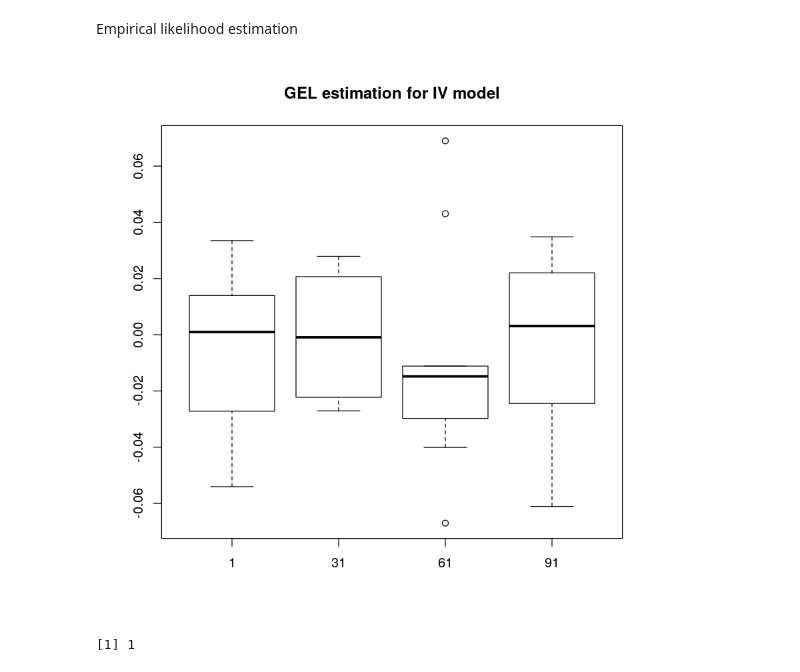
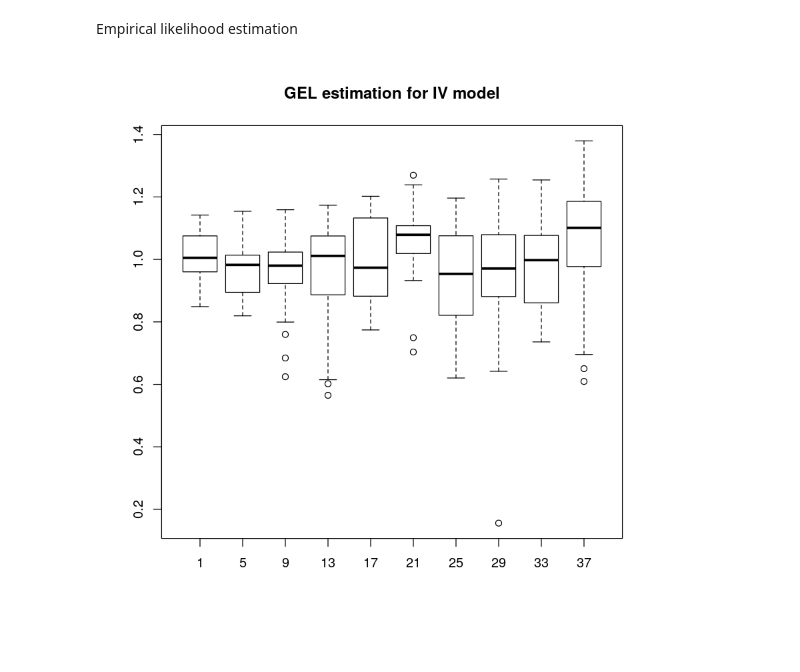
Before and after one commit to shifwang/GMM_examples, a Jupyter notebook: GMM EL bias.ipynb, the cells around one changed output. Drawn from its saved outputs; the diff is of its cells as text; code cells hidden in the pictures.

```diff
--- a/GMM EL bias.ipynb
+++ b/GMM EL bias.ipynb
@@ -76,9 +76,9 @@ homemade.gmm <- function(data, a0) {
 simulate a thousand times to get an estimate of the bias
 # %%
 trials <- 30
-ks <- seq(1, 100, by = 30)
+ks <- seq(1, 30, by = 4)
 hat.a <- matrix(NA, trials, length(ks))
-samplesize <- 1000
+samplesize <- 100
 for (j in 1:length(ks)) {
     k <- ks[j]
     for (i in 1:trials) {
@@ -93,0 +94,27 @@ title('GMM estimation for IV model')
+# %%
+gmm.package <- function(data){
+    y <- data$Y
+    x <- data$X
+    v <- data$V
+    k <- data$k
+    n <- data$samplesize
+    require('gmm')
+    g <- y ~ x
+    res <- gmm(g, v)
+    #print(summary(res))
+    return(res$coefficients[2])
+}
+trials <- 30
+ks <- seq(1, 30, by = 4)
+hat.a <- matrix(NA, trials, length(ks))
+samplesize <- 100
+for (j in 1:length(ks)) {
+    k <- ks[j]
+    for (i in 1:trials) {
+        data <- IV.model.generate(samplesize = samplesize, k = k)
+        hat.a[i, j] <- gmm.package(data)
+    }
+}
+
+boxplot(hat.a, names = ks)
+title('GMM estimation for IV model')
@@ -94,35 +125,31 @@ title('GMM estimation for IV model')
 # %% [markdown]
 Empirical likelihood estimation
 # %%
-el <- function(data, a0) {
+el <- function(data) {
     y <- data$Y
     x <- data$X
     v <- data$V
     k <- data$k
     n <- data$samplesize
     require('gmm')
     g <- y ~ x
     res <- gel(g, v)
     #print(summary(res))
-    return(res$coefficients[1])
+    return(res$coefficients[2])
 }
-trials <- 10
-ks <- seq(1, 100, by = 30)
+trials <- 30
+ks <- seq(1, 30, by = 4)
 hat.a <- matrix(NA, trials, length(ks))
-samplesize <- 1000
+samplesize <- 100
 for (j in 1:length(ks)) {
     k <- ks[j]
     for (i in 1:trials) {
         data <- IV.model.generate(samplesize = samplesize, k = k)
-        hat.a[i, j] <- el(data, 1)
+        hat.a[i, j] <- el(data)
     }
 }
 
 boxplot(hat.a, names = ks)
 title('GEL estimation for IV model')
 # %% [output]
-[figure, old version]
+[figure, new version]
-# %%
-print(1)
-# %% [output]
-[1] 1
```
Also changed, not shown: parts of 2 cells of this notebook.
